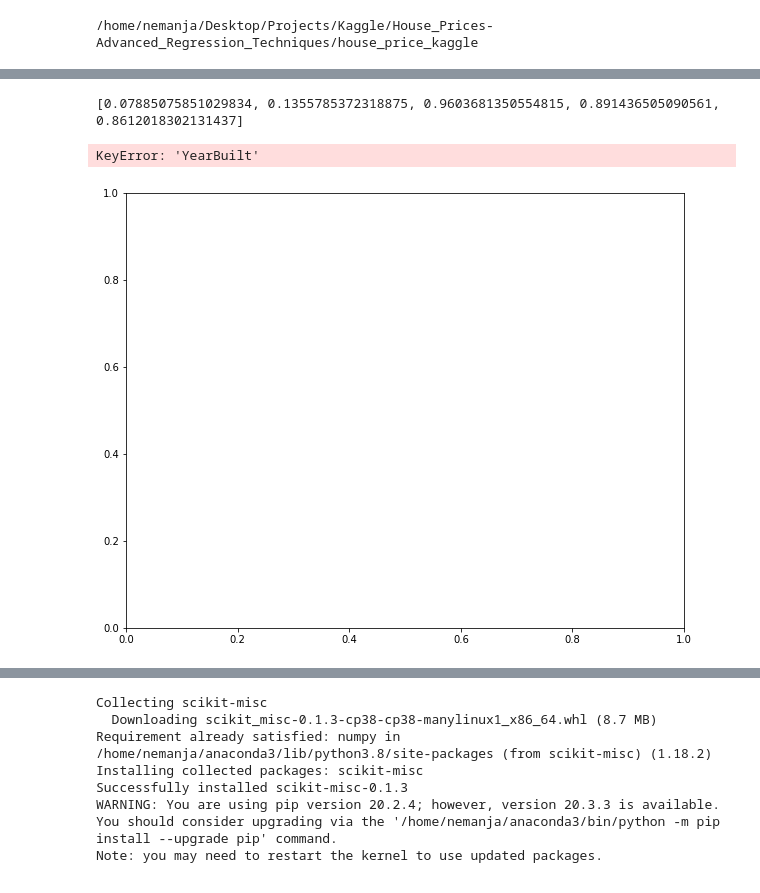
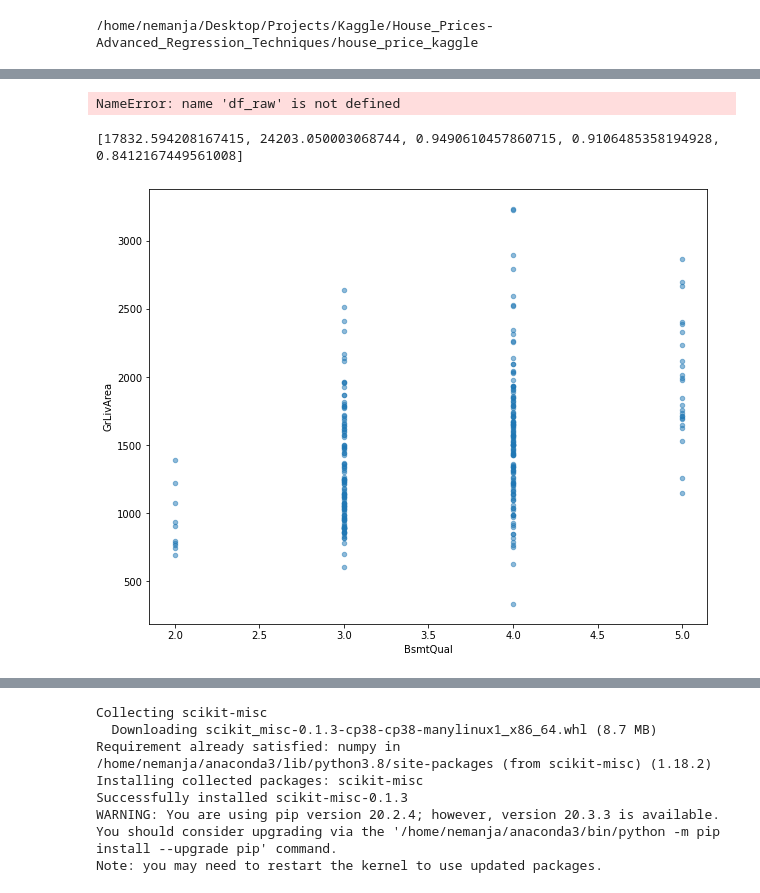
Before and after one commit to dtourolle/house_price_kaggle, a Jupyter notebook: notebooks/EDA.ipynb, the cells around one changed output, grey strips where cells are left out. Saved outputs shown, nothing was run; the diff lists cells and outputs as text; code cells hidden in the pictures.

```diff
--- a/notebooks/EDA.ipynb
+++ b/notebooks/EDA.ipynb
@@ -79,4 +81,4 @@ dtype: float64
 df_raw.reset_index(inplace=True, drop=True)
 df_raw.drop(axis=1,columns=['Id','PoolQC','MiscFeature','Fence','Alley','FireplaceQu'],inplace=True)
 # %%
-df_new = df_raw.query('YearRemodAdd>1940')
+df_new = pd.DataFrame(load_dataset())#df_raw.query('YearRemodAdd>1940')
@@ -88,3 +95,7 @@ df.shape
+# %%
+df = df_raw.query('YearRemodAdd>1940')
+# %% [output]
+NameError: name 'df_raw' is not defined
 # %%
 #A bit of feature engineering
 df['Age'] = df['YrSold']-df['YearBuilt']
@@ -95,7 +106,7 @@ df.drop(['GarageCars','GarageArea'],axis=1,inplace=True)
 df['Garage'] = df['Garage'].fillna(0)
 df['Qual'] = df['OverallQual']+df['OverallCond']
 df['TotalSF'] = df['TotalBsmtSF'] + df['1stFlrSF'] + df['2ndFlrSF']
-df.drop(['OverallQual','OverallCond','TotalBsmtSF','1stFlrSF','2ndFlrSF','YearBuilt'],axis=1,inplace=True)
+#df.drop(['OverallQual','OverallCond','TotalBsmtSF','1stFlrSF','2ndFlrSF','YearBuilt'],axis=1,inplace=True)
 # %%
 X_train, X_valid, y_train, y_valid = train_test_split(df, y, test_size=0.2, random_state=42)
 # %%
@@ -117,11 +128,10 @@ m = RandomForestRegressor(n_estimators=40, min_samples_leaf=3, max_features=0.5,
 m.fit(X_train, y_train)
 print_score(m)
 # %% [output]
-[0.07885075851029834, 0.1355785372318875, 0.9603681350554815, 0.891436505090561, 0.8612018302131437]
+[17832.594208167415, 24203.050003068744, 0.9490610457860715, 0.9106485358194928, 0.8412167449561008]
 # %%
-X_valid.plot('YearBuilt', 'GrLivArea', 'scatter', alpha=0.5, figsize=(10,8));
+X_valid.plot('BsmtQual', 'GrLivArea', 'scatter', alpha=0.5, figsize=(10,8));
 # %% [output]
-KeyError: 'YearBuilt'
-[figure, old version]
+[figure, new version]
 # %%
 X_valid.plot('YearBuilt', 'GrLivArea', 'scatter', alpha=0.5, figsize=(10,8));
```
Also changed, not shown: parts of 24 cells of this notebook, 2 other files.
